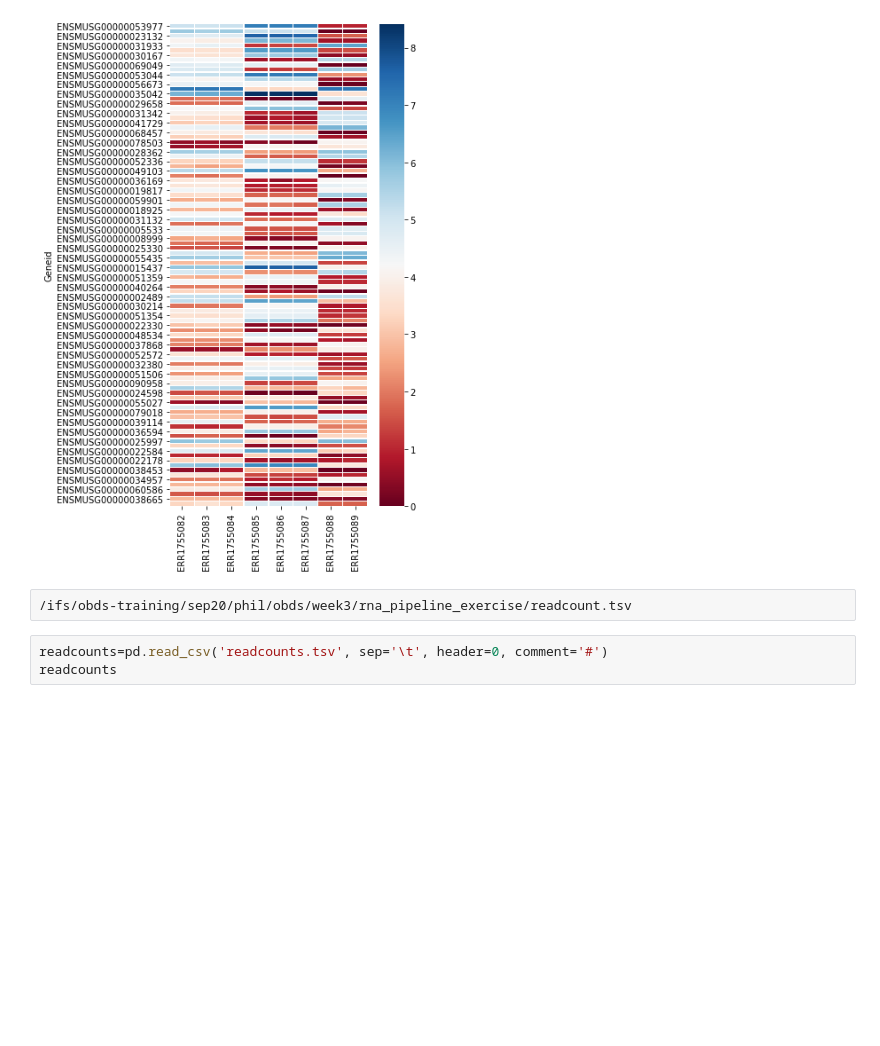
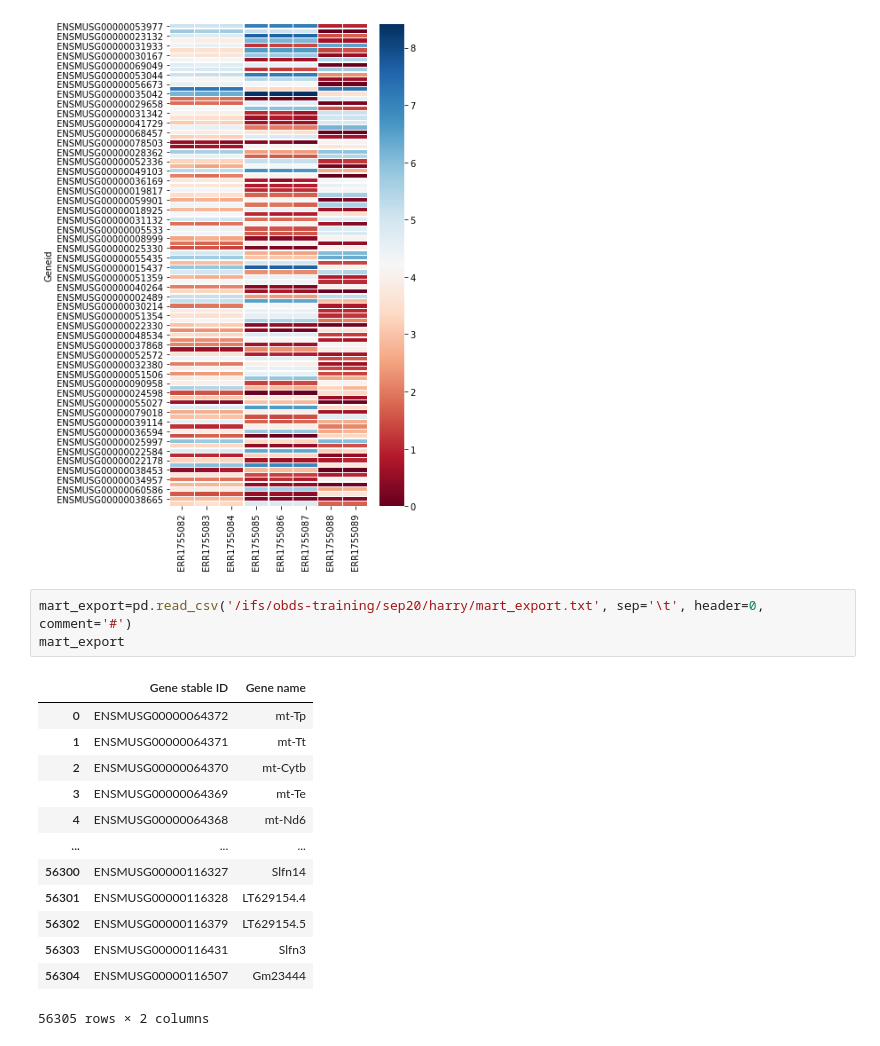
Before and after one commit to andresnoe/obds_training, a Jupyter notebook: notebooks/rna_seq.ipynb, the cells around one changed output. Cells and saved outputs as stored; diff of their text form; blank space fills up the shorter version.

Commit message:
finished rna_seq exercises

```diff
--- a/notebooks/rna_seq.ipynb
+++ b/notebooks/rna_seq.ipynb
@@ -338,8 +354,20 @@ plt.figure(figsize=(5,10))
 heatmapplot = sns.heatmap(top100, cmap="RdBu", linewidths=0.2)
 # %% [output]
 [figure]
-# %%
-/ifs/obds-training/sep20/phil/obds/week3/rna_pipeline_exercise/readcount.tsv
 # %%
-readcounts=pd.read_csv('readcounts.tsv', sep='\t', header=0, comment='#')
-readcounts
+mart_export=pd.read_csv('/ifs/obds-training/sep20/harry/mart_export.txt', sep='\t', header=0, comment='#')
+mart_export
+# %% [output]
+|  | Gene stable ID | Gene name |
+| 0 | ENSMUSG00000064372 | mt-Tp |
+| 1 | ENSMUSG00000064371 | mt-Tt |
+| 2 | ENSMUSG00000064370 | mt-Cytb |
+| 3 | ENSMUSG00000064369 | mt-Te |
+| 4 | ENSMUSG00000064368 | mt-Nd6 |
+| ... | ... | ... |
+| 56300 | ENSMUSG00000116327 | Slfn14 |
+| 56301 | ENSMUSG00000116328 | LT629154.4 |
+| 56302 | ENSMUSG00000116379 | LT629154.5 |
+| 56303 | ENSMUSG00000116431 | Slfn3 |
+| 56304 | ENSMUSG00000116507 | Gm23444 |
+56305 rows × 2 columns
```
Also changed, not shown: parts of 4 cells of this notebook.
